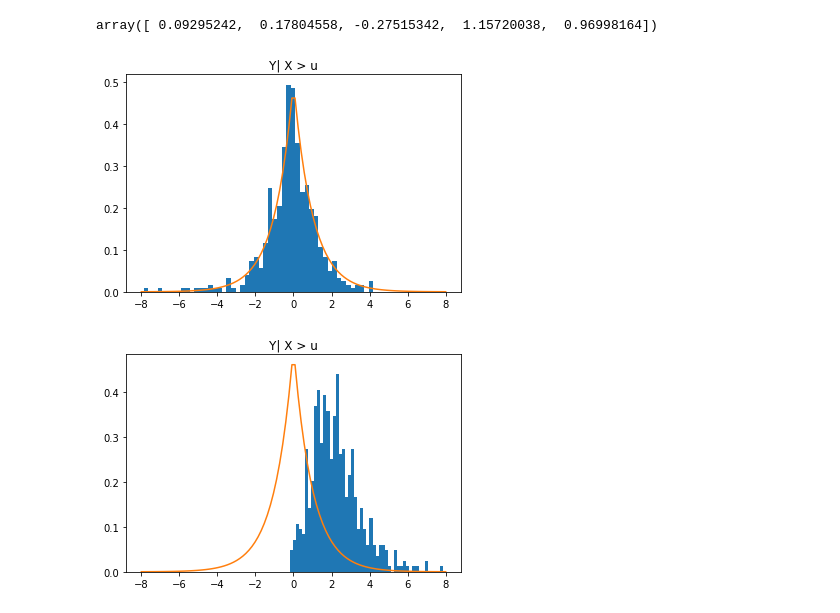
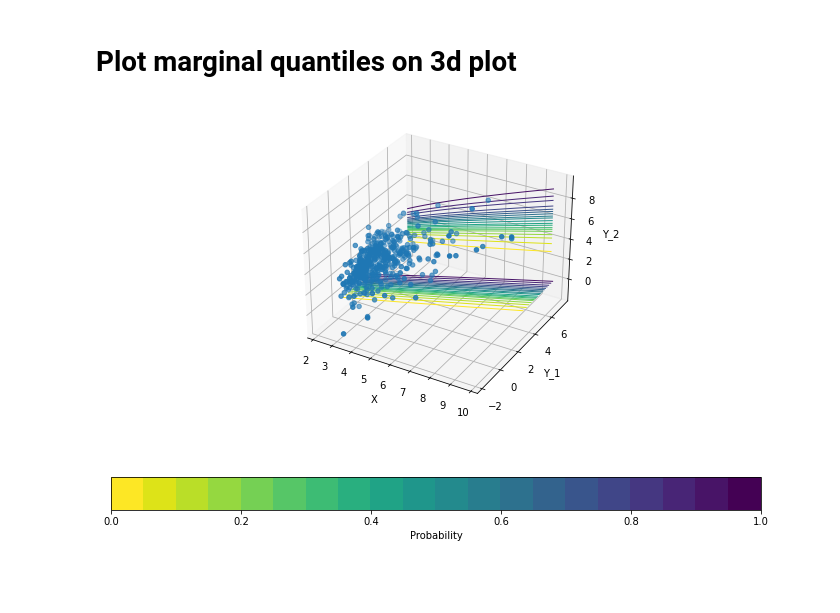
Before and after one commit to Jbrich95/CondExtremesPy, a Jupyter notebook: MultiFit.ipynb, the cells around one changed output. Drawn from its saved outputs; the diff is of its cells as text; code cells hidden in the pictures; blank space fills up the shorter version.

```diff
--- a/MultiFit.ipynb
+++ b/MultiFit.ipynb
@@ -286,37 +155,43 @@ plot_bivariate_condExt_fit(X = X,Y = Y,u = u, par_ests = fit.x, probs = np.linsp
-# %%
-fit.x
-#Very small alpha and beta, so very low dependence. We would expect Y| X > u to be approximately standard Laplace.
-# %% [output]
-array([ 0.09295242,  0.17804558, -0.27515342,  1.15720038,  0.96998164])
-# %%
-from scipy.stats import laplace
-
-dist=laplace()
-plt.hist(Y_data, 50, density = True)
-plt.title('Y| X > u')
-
-probs=dist.pdf(np.linspace(-8,8,100))
-plt.plot(np.linspace(-8,8,100),probs)
-plt.show()
-# %% [output]
-[figure, removed]
-# %%
-#And for the highly dependent pair?
-Cond_site_ind, Dep_site_ind = 2,3
-
-X = df.iloc[:,Cond_site_ind]
-Y = df.iloc[:,Dep_site_ind]
-
-u = np.quantile(X, 0.9)
-
-X_data = X[X > u]
-Y_data = Y[X > u]
-
-plt.hist(Y_data, 50, density = True)
-plt.title('Y| X > u')
-
-probs=dist.pdf(np.linspace(-8,8,100))
-plt.plot(np.linspace(-8,8,100),probs)
-plt.show()
-# %% [output]
-[figure, removed]
+# %% [markdown]
+# Plot marginal quantiles on 3d plot
+# %%
+import matplotlib.pyplot as plt
+from mpl_toolkits.mplot3d import Axes3D
+from matplotlib import colors
+
+fig = plt.figure(figsize=(9.5,6))
+ax = Axes3D(fig)
+
+
+ax.scatter(X_data, Y_data[:,0], Y_data[:,1])
+ax.set_xlabel('X')
+ax.set_ylabel('Y_1')
+
+ax.set_zlabel('Y_2')
+
+numer=(Y_data - np.matmul(np.array([X_data]*p).transpose(),np.diag(fit.x[0:2])))
+denom = (np.asarray([x**beta for x,beta in zip(np.array([X_data]*p),fit.x[2:4])])).transpose()
+
+Z_hat=numer/denom
+probs=np.linspace(0.05, 0.95, 19)
+quants1 = np.quantile(Z_hat[:,0], probs)
+quants2 = np.quantile(Z_hat[:,1], probs)
+cmap = plt.get_cmap('viridis_r', len(probs) + 1)
+
+x_seq = np.linspace(u, max(X_data) + 1, 500)
+for k in range(0, len(probs)):
+    ax.plot(x_seq, fit.x[0] * x_seq + quants1[k] * (x_seq ** fit.x[2]),np.repeat(0,len(x_seq)), color=cmap.colors[k], linewidth=1)
+    ax.plot(x_seq, np.repeat(7,len(x_seq)),fit.x[1] * x_seq + quants2[k] * (x_seq ** fit.x[3]), color=cmap.colors[k], linewidth=1)
+
+norm = colors.Normalize(vmin=0., vmax=1)
+sm = plt.cm.ScalarMappable(cmap=cmap, norm=norm)
+sm.set_array([])
+
+fig.colorbar(sm, label="Probability", orientation="horizontal", shrink=0.95)
+
+
+
+
+plt.show()
+# %% [output]
+[figure, added]
```
Also changed, not shown: parts of 26 cells of this notebook, 4 other files.
